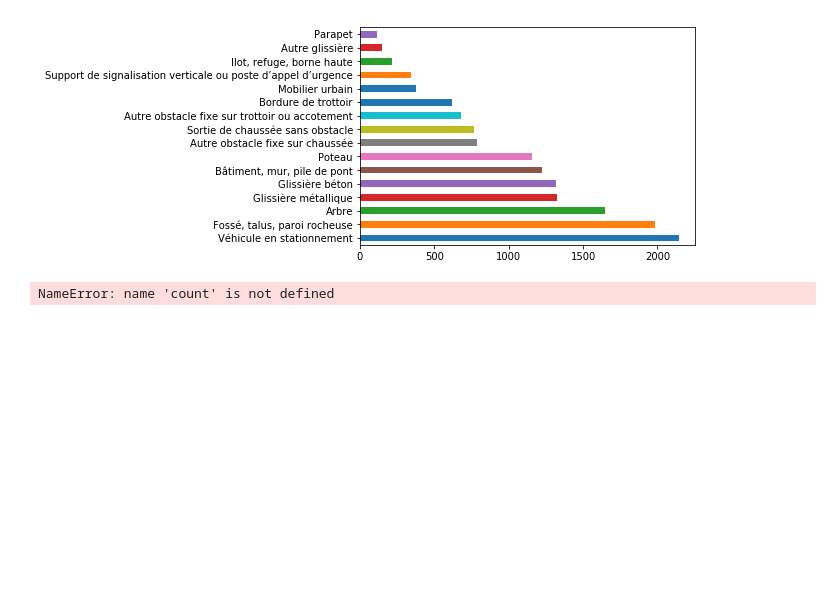
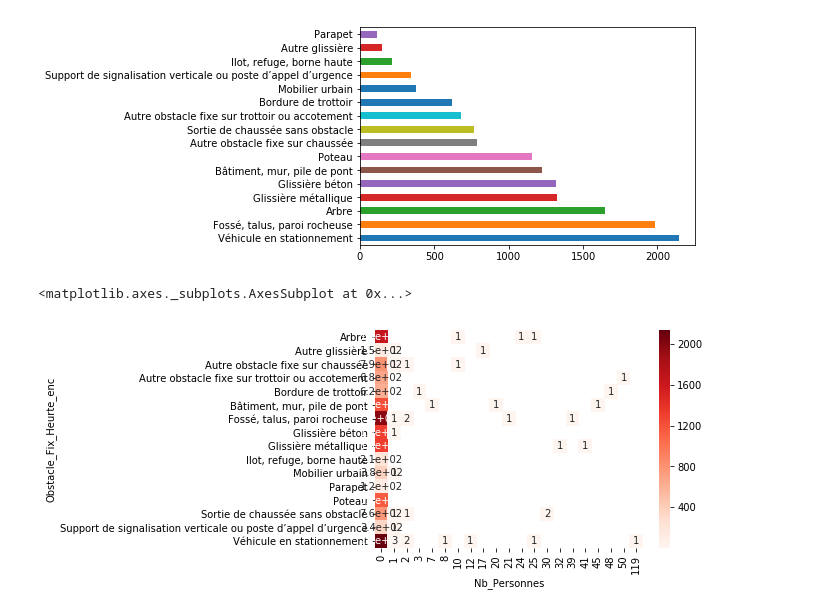
Before and after one commit to romainjouin/formation_python, a Jupyter notebook: ib02_battle_vehicules_gpeA.ipynb, the cells around one changed output. Drawn from its saved outputs; the diff is of its cells as text; code cells hidden in the pictures; blank space fills up the shorter version.

```diff
--- a/ib02_battle_vehicules_gpeA.ipynb
+++ b/ib02_battle_vehicules_gpeA.ipynb
@@ -130,7 +130,8 @@ df.Obstacle_Fix_Heurte_enc.value_counts().plot.barh()
 # %%
 import seaborn as sns
 # %%
-tab = df.pivot_table(index="Obstacle_Fix_Heurte_enc", columns="Nb_Personnes", aggfunc=count)
-sns.heatmap(tab,annot=True)
+tab = df.pivot_table(index="Obstacle_Fix_Heurte_enc", columns="Nb_Personnes", values='Accident_ID',aggfunc='count')
+sns.heatmap(tab,annot=True,cmap="Reds")
 # %% [output]
-NameError: name 'count' is not defined
+<matplotlib.axes._subplots.AxesSubplot at 0x...>
+[figure, added]
```
Also changed, not shown: parts of 6 cells of this notebook.
